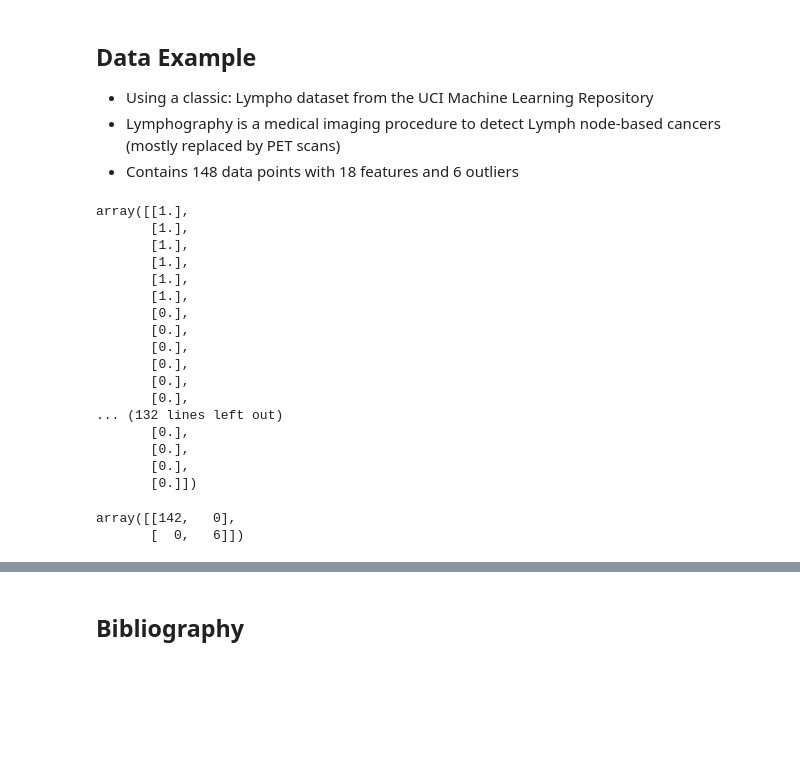
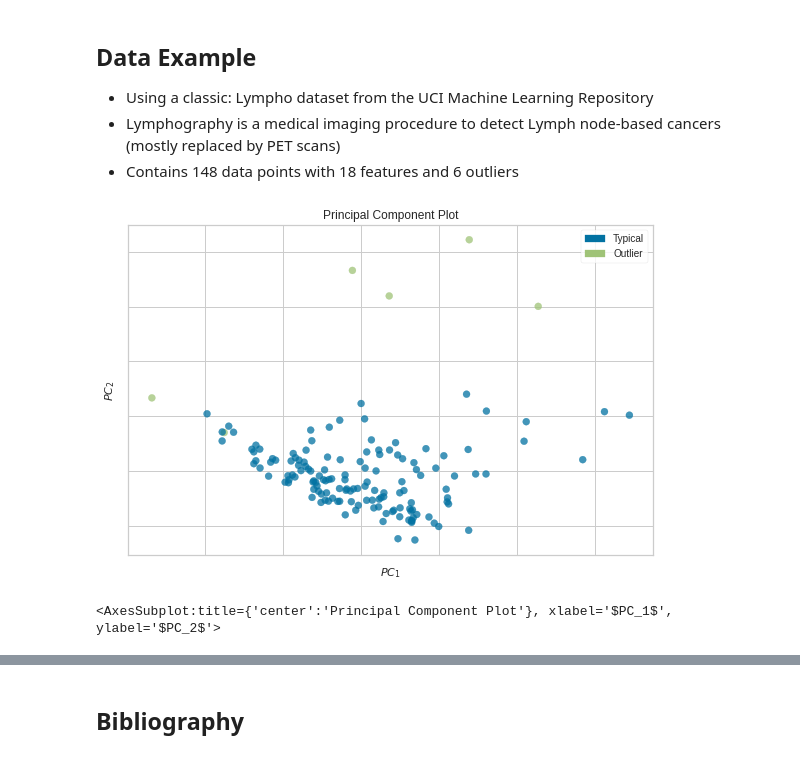
Before and after one commit to lstmemery/outlier-detection, a Jupyter notebook: prez.ipynb, the cells around one changed output, grey strips where cells are left out. Drawn from its saved outputs; the diff is of its cells as text; code cells hidden in the pictures; blank space fills up the shorter version.

```diff
--- a/prez.ipynb
+++ b/prez.ipynb
@@ -20,4 +21,7 @@ shap.initjs()
  - Contains 148 data points with 18 features and 6 outliers
 # %%
 data = loadmat("data/lympho.mat")
-features, ground_truth = data['X'], data['y']
+features = data['X']
+labeler = LabelEncoder()
+ground_truth = labeler.fit_transform(data['y'].ravel())
+labels =['Typical', 'Outlier']
@@ -26,24 +28,11 @@ visualizer =
+# %%
+pca_visualizer = PCA(scale=True, classes=labels)
+pca_visualizer.fit_transform(features, ground_truth)
+pca_visualizer.show()
+# %% [output]
+[figure, added]
+<AxesSubplot:title={'center':'Principal Component Plot'}, xlabel='$PC_1$', ylabel='$PC_2$'>
 # %%
 iso_forest = IsolationForest(random_state=1, n_jobs=-1, n_estimators=500, contamination=0.04)
-# %%
-ground_truth
-# %% [output]
-array([[1.],
-       [1.],
-       [1.],
-       [1.],
-       [1.],
-       [1.],
-       [0.],
-       [0.],
-       [0.],
-       [0.],
-       [0.],
-       [0.],
-... (132 lines left out)
-       [0.],
-       [0.],
-       [0.],
-       [0.]])
 # %%
 model_prediction = iso_forest.fit_predict(features)
@@ -51,5 +39,0 @@ model_prediction = np.vectorize(lambda x: 0 if x == 1 else 1)(model_prediction)
-# %%
-confusion_matrix(ground_truth, model_prediction)
-# %% [output]
-array([[142,   0],
-       [  0,   6]])
```
Also changed, not shown: parts of 9 cells of this notebook.
